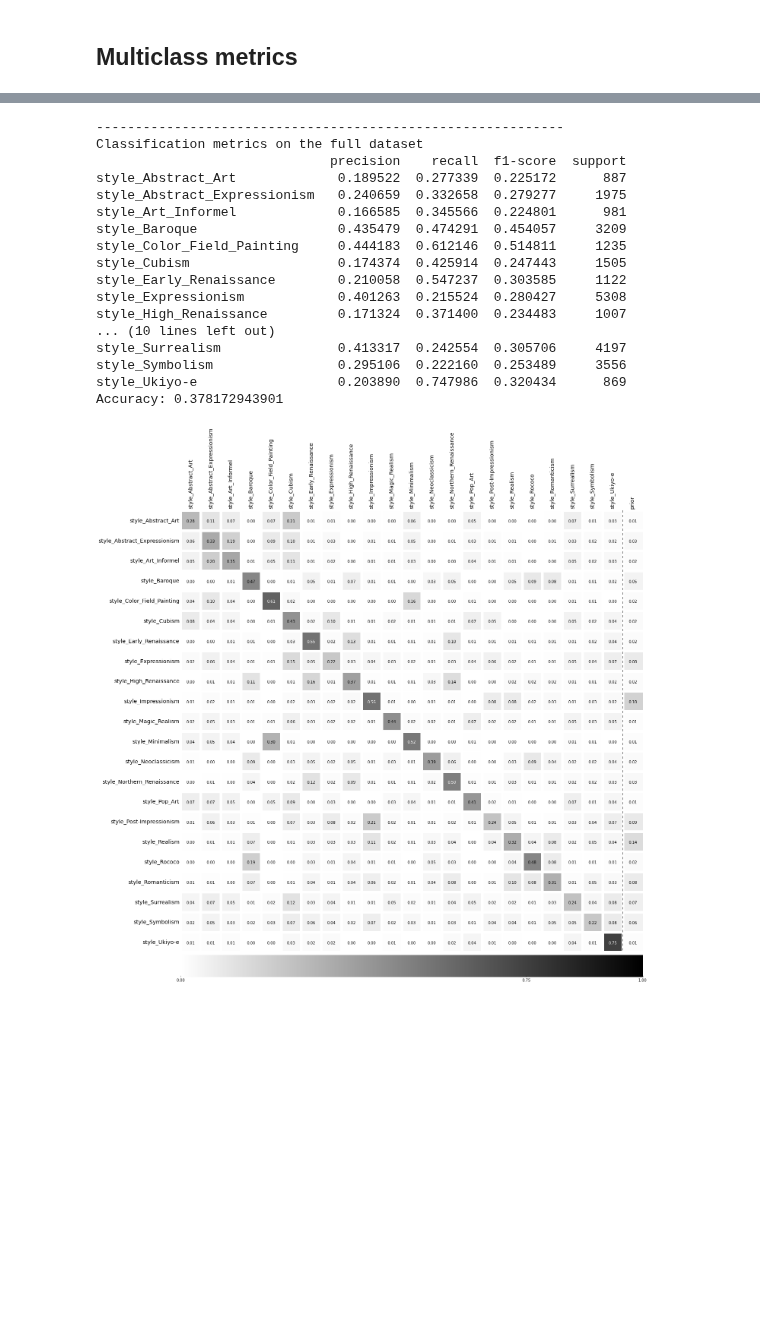
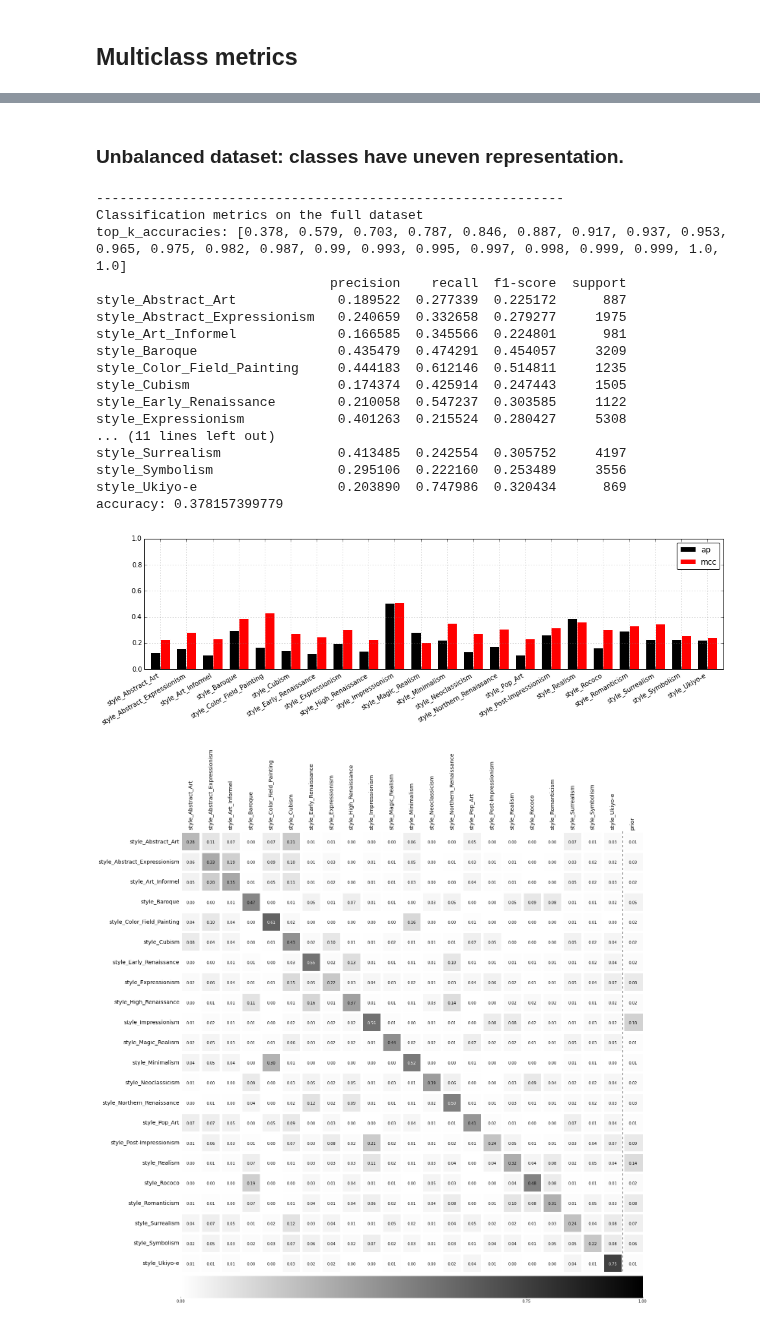
Before and after one commit to sergeyk/vislab, a Jupyter notebook: notebooks/wikipaintings results.ipynb, the cells around one changed output, grey strips where cells are left out. Cells and saved outputs as stored; diff of their text form; code cells hidden in the pictures; blank space fills up the shorter version.

```diff
--- a/notebooks/wikipaintings results.ipynb
+++ b/notebooks/wikipaintings results.ipynb
@@ -168,21 +100,26 @@ Accuracy: 0.408344879037
+# %% [markdown]
+### Unbalanced dataset: classes have uneven representation.
 # %%
-full_mc_metrics = vislab.results.multiclass_metrics(mc_pred_df, 'clf wikipaintings_style', balanced=False)
+full_mc_metrics = vislab.results.multiclass_metrics(
+    mc_pred_df, 'clf wikipaintings_style', balanced=False,
+    with_plot=True, with_print=True)
 # %% [output]
 ------------------------------------------------------------
 Classification metrics on the full dataset
+top_k_accuracies: [0.378, 0.579, 0.703, 0.787, 0.846, 0.887, 0.917, 0.937, 0.953, 0.965, 0.975, 0.982, 0.987, 0.99, 0.993, 0.995, 0.997, 0.998, 0.999, 0.999, 1.0, 1.0]
                               precision    recall  f1-score  support
 style_Abstract_Art             0.189522  0.277339  0.225172      887
 style_Abstract_Expressionism   0.240659  0.332658  0.279277     1975
 style_Art_Informel             0.166585  0.345566  0.224801      981
 style_Baroque                  0.435479  0.474291  0.454057     3209
 style_Color_Field_Painting     0.444183  0.612146  0.514811     1235
 style_Cubism                   0.174374  0.425914  0.247443     1505
 style_Early_Renaissance        0.210058  0.547237  0.303585     1122
 style_Expressionism            0.401263  0.215524  0.280427     5308
-style_High_Renaissance         0.171324  0.371400  0.234483     1007
-... (10 lines left out)
-style_Surrealism               0.413317  0.242554  0.305706     4197
+... (11 lines left out)
+style_Surrealism               0.413485  0.242554  0.305752     4197
 style_Symbolism                0.295106  0.222160  0.253489     3556
 style_Ukiyo-e                  0.203890  0.747986  0.320434      869
-Accuracy: 0.378172943901
+accuracy: 0.378157399779
-[figure, old version]
+[figure, new version]
+[figure, added]
```
Also changed, not shown: parts of 12 cells of this notebook, 4 other files.
